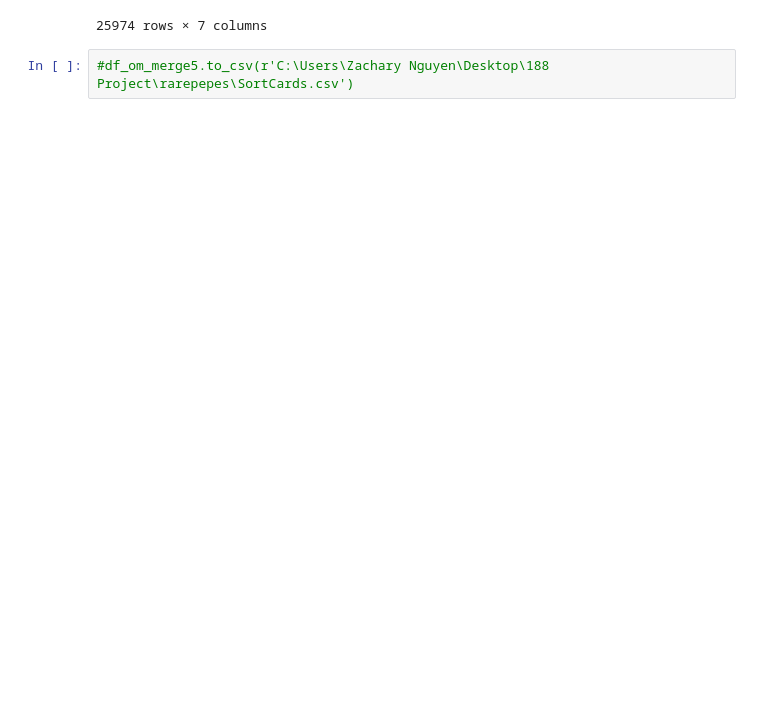
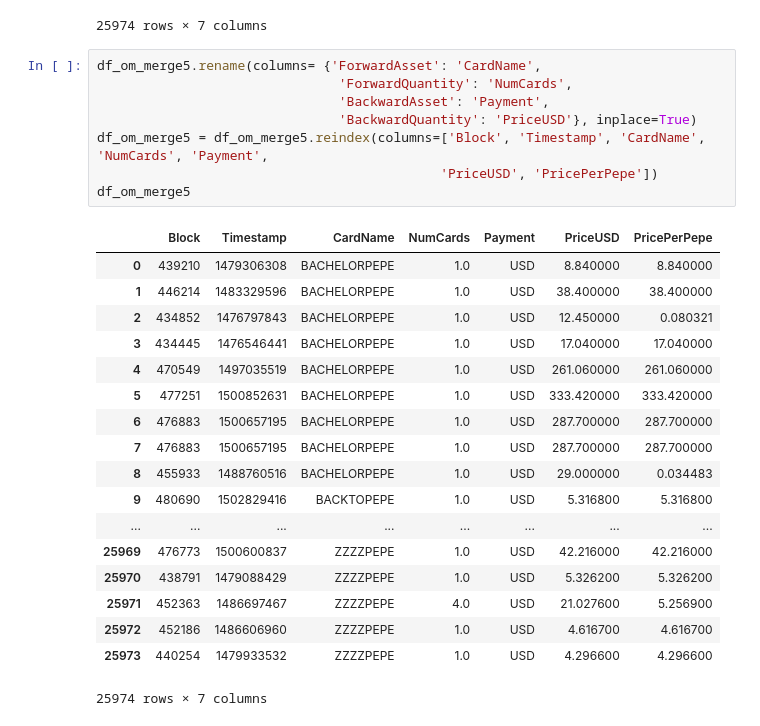
Before and after one commit to CameronLofy/rarepepes, a Jupyter notebook: rarepepes.ipynb, the cells around one changed output. Saved outputs shown, nothing was run; the diff lists cells and outputs as text; blank space fills up the shorter version.

```diff
--- a/rarepepes.ipynb
+++ b/rarepepes.ipynb
@@ -355,5 +355,30 @@ df_om_merge5.drop(df_om_merge5.columns[df_om_merge5.columns.str.contains('unname
 | 25972 | 452186 | ZZZZPEPE | 1.0 | USD | 4.616700 | 1486606960 | 4.616700 |
 | 25973 | 440254 | ZZZZPEPE | 1.0 | USD | 4.296600 | 1479933532 | 4.296600 |
 25974 rows × 7 columns
-# %%
-#df_om_merge5.to_csv(r'C:\Users\Zachary Nguyen\Desktop\188 Project\rarepepes\SortCards.csv')
+# %%
+df_om_merge5.rename(columns= {'ForwardAsset': 'CardName',
+                               'ForwardQuantity': 'NumCards',
+                               'BackwardAsset': 'Payment',
+                               'BackwardQuantity': 'PriceUSD'}, inplace=True)
+df_om_merge5 = df_om_merge5.reindex(columns=['Block', 'Timestamp', 'CardName', 'NumCards', 'Payment',
+                                            'PriceUSD', 'PricePerPepe'])
+df_om_merge5
+# %% [output]
+|  | Block | Timestamp | CardName | NumCards | Payment | PriceUSD | PricePerPepe |
+| 0 | 439210 | 1479306308 | BACHELORPEPE | 1.0 | USD | 8.840000 | 8.840000 |
+| 1 | 446214 | 1483329596 | BACHELORPEPE | 1.0 | USD | 38.400000 | 38.400000 |
+| 2 | 434852 | 1476797843 | BACHELORPEPE | 1.0 | USD | 12.450000 | 0.080321 |
+| 3 | 434445 | 1476546441 | BACHELORPEPE | 1.0 | USD | 17.040000 | 17.040000 |
+| 4 | 470549 | 1497035519 | BACHELORPEPE | 1.0 | USD | 261.060000 | 261.060000 |
+| 5 | 477251 | 1500852631 | BACHELORPEPE | 1.0 | USD | 333.420000 | 333.420000 |
+| 6 | 476883 | 1500657195 | BACHELORPEPE | 1.0 | USD | 287.700000 | 287.700000 |
+| 7 | 476883 | 1500657195 | BACHELORPEPE | 1.0 | USD | 287.700000 | 287.700000 |
+| 8 | 455933 | 1488760516 | BACHELORPEPE | 1.0 | USD | 29.000000 | 0.034483 |
+| 9 | 480690 | 1502829416 | BACKTOPEPE | 1.0 | USD | 5.316800 | 5.316800 |
+| ... | ... | ... | ... | ... | ... | ... | ... |
+| 25969 | 476773 | 1500600837 | ZZZZPEPE | 1.0 | USD | 42.216000 | 42.216000 |
+| 25970 | 438791 | 1479088429 | ZZZZPEPE | 1.0 | USD | 5.326200 | 5.326200 |
+| 25971 | 452363 | 1486697467 | ZZZZPEPE | 4.0 | USD | 21.027600 | 5.256900 |
+| 25972 | 452186 | 1486606960 | ZZZZPEPE | 1.0 | USD | 4.616700 | 4.616700 |
+| 25973 | 440254 | 1479933532 | ZZZZPEPE | 1.0 | USD | 4.296600 | 4.296600 |
+25974 rows × 7 columns
```
Also changed, not shown: parts of 1 cell of this notebook, 1 other file.
